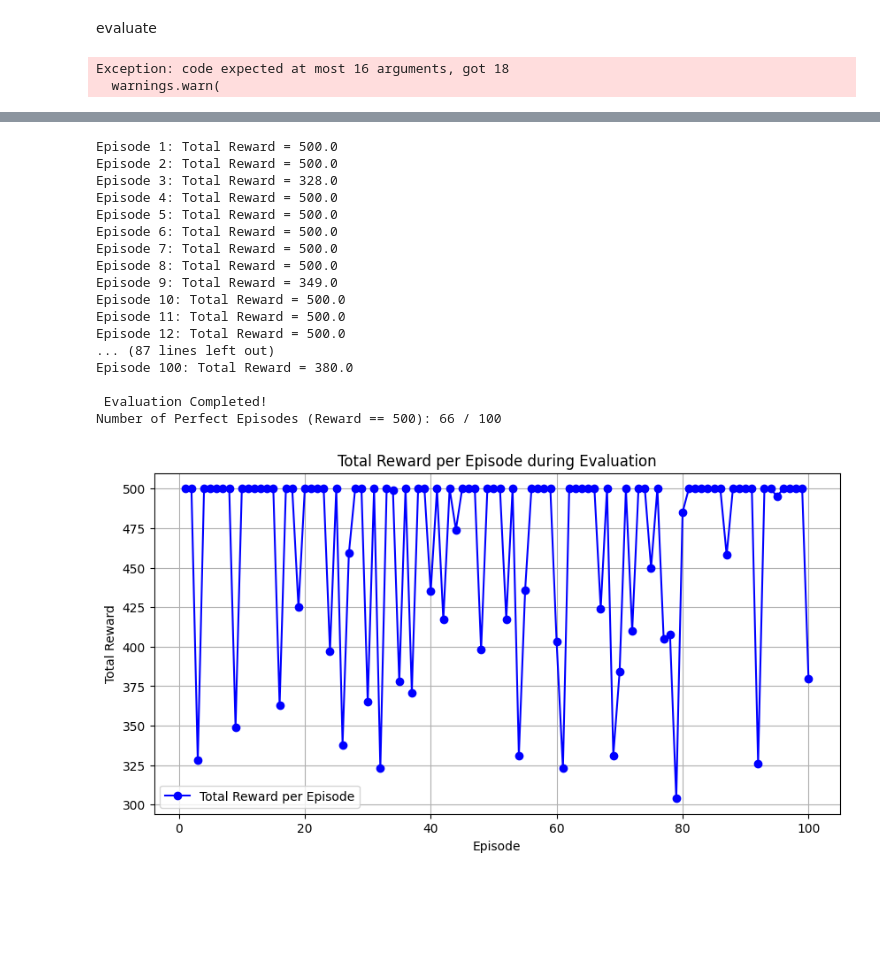
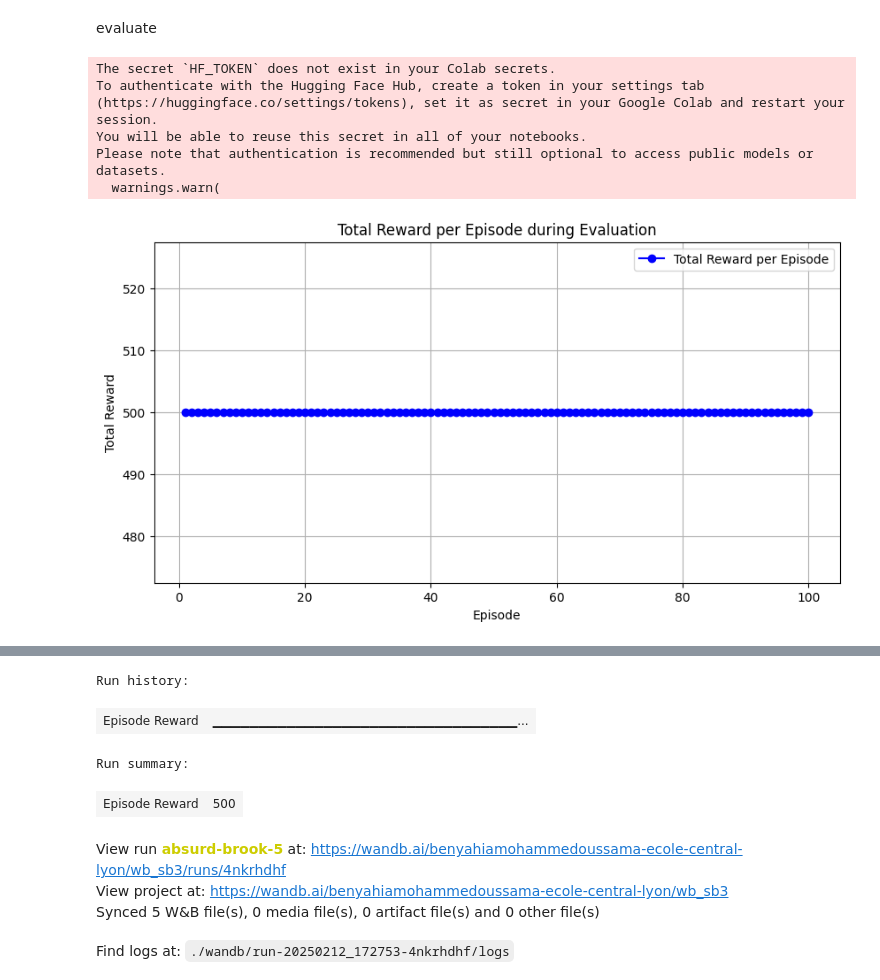
Before and after one commit to MohammedOussamaBEN/Reinforcement-learning, a Jupyter notebook: a2c_sb3_cartpole.ipynb, the cells around one changed output, grey strips where cells are left out. Drawn from its saved outputs; the diff is of its cells as text; code cells hidden in the pictures; blank space fills up the shorter version.

```diff
--- a/a2c_sb3_cartpole.ipynb
+++ b/a2c_sb3_cartpole.ipynb
@@ -299,7 +272,7 @@ from stable_baselines3.common.vec_env import DummyVecEnv
 import wandb
 
 # Initialize W&B for experiment tracking
-wandb.init(project="wb_sb3", config={"learning_rate": 0.001, "total_timesteps": 10000}, sync_tensorboard=True)
+wandb.init(project="wb_sb3", config={"learning_rate": 0.001, "total_timesteps": 100000}, sync_tensorboard=True)
 
 # Create and wrap the CartPole environment
 env = gym.make("CartPole-v1")
@@ -310,7 +283,7 @@ env = DummyVecEnv([lambda: env])
 model = A2C("MlpPolicy", env, verbose=1)
 
 # Train the model
-model.learn(total_timesteps=10000)
+model.learn(total_timesteps=100000)
 
 # Save the trained model
 model.save("a2c_cartpole_WB")
@@ -435,10 +408,14 @@ evaluate
 import gymnasium as gym
 import numpy as np
 import matplotlib.pyplot as plt
+import wandb
 from stable_baselines3 import A2C
 from stable_baselines3.common.monitor import Monitor
 from stable_baselines3.common.vec_env import DummyVecEnv
 from huggingface_sb3 import load_from_hub
+
+# Initialize Weights & Biases for evaluation
+wandb.init(project="cartpole-evaluation", name="A2C-CartPole", config={"num_episodes": 100})
 
 # Define Hugging Face repository and model filename
 repo_id = "oussamab2n/a2c-cartpole-wb"
@@ -470,31 +447,39 @@ for episode in range(num_episodes):
         # Correct step call for Gymnasium
         total_reward += reward[0]
         done = done[0]
 
     episode_rewards.append(total_reward)
+    wandb.log({"Episode Reward": total_reward})  # Log reward in Weights & Biases
 
     # Count perfect episodes
     if total_reward == 500:
         perfect_episodes += 1
 
     print(f"Episode {episode+1}: Total Reward = {total_reward}")
 
 # Print final results
 print("\n Evaluation Completed!")
 print(f"Number of Perfect Episodes (Reward == 500): {perfect_episodes} / {num_episodes}")
 
 # Close environment
 env.close()
 
 # Plot rewards
 plt.figure(figsize=(10, 5))
 plt.plot(range(1, num_episodes + 1), episode_rewards, marker="o", linestyle="-", color="b", label="Total Reward per Episode")
 plt.xlabel("Episode")
 plt.ylabel("Total Reward")
 plt.title("Total Reward per Episode during Evaluation")
 plt.legend()
 plt.grid(True)
 plt.show()
+
+# Finish Weights & Biases logging
+wandb.finish()
 # %% [output]
-Exception: code expected at most 16 arguments, got 18
+The secret `HF_TOKEN` does not exist in your Colab secrets.
+To authenticate with the Hugging Face Hub, create a token in your settings tab (https://huggingface.co/settings/tokens), set it as secret in your Google Colab and restart your session.
+You will be able to reuse this secret in all of your notebooks.
+Please note that authentication is recommended but still optional to access public models or datasets.
   warnings.warn(
+[figure, new version]
@@ -501,18 +487,8 @@ Exception: code expected at most 16 arguments, got 18
-Episode 1: Total Reward = 500.0
-Episode 2: Total Reward = 500.0
-Episode 3: Total Reward = 328.0
-Episode 4: Total Reward = 500.0
-Episode 5: Total Reward = 500.0
-Episode 6: Total Reward = 500.0
-Episode 7: Total Reward = 500.0
-Episode 8: Total Reward = 500.0
-Episode 9: Total Reward = 349.0
-Episode 10: Total Reward = 500.0
-Episode 11: Total Reward = 500.0
-Episode 12: Total Reward = 500.0
-... (87 lines left out)
-Episode 100: Total Reward = 380.0
-
- Evaluation Completed!
-Number of Perfect Episodes (Reward == 500): 66 / 100
+Run history:
-[figure, old version]
+| Episode Reward | ▁▁▁▁▁▁▁▁▁▁▁▁▁▁▁▁▁▁▁▁▁▁▁▁▁▁▁▁▁▁▁▁▁... |
+Run summary:
+| Episode Reward | 500 |
+View run absurd-brook-5 at: https://wandb.ai/benyahiamohammedoussama-ecole-central-lyon/wb_sb3/runs/4nkrhdhf
+View project at: https://wandb.ai/benyahiamohammedoussama-ecole-central-lyon/wb_sb3
+Synced 5 W&B file(s), 0 media file(s), 0 artifact file(s) and 0 other file(s)
+Find logs at: ./wandb/run-20250212_172753-4nkrhdhf/logs
```
Also changed, not shown: parts of 5 cells of this notebook.
